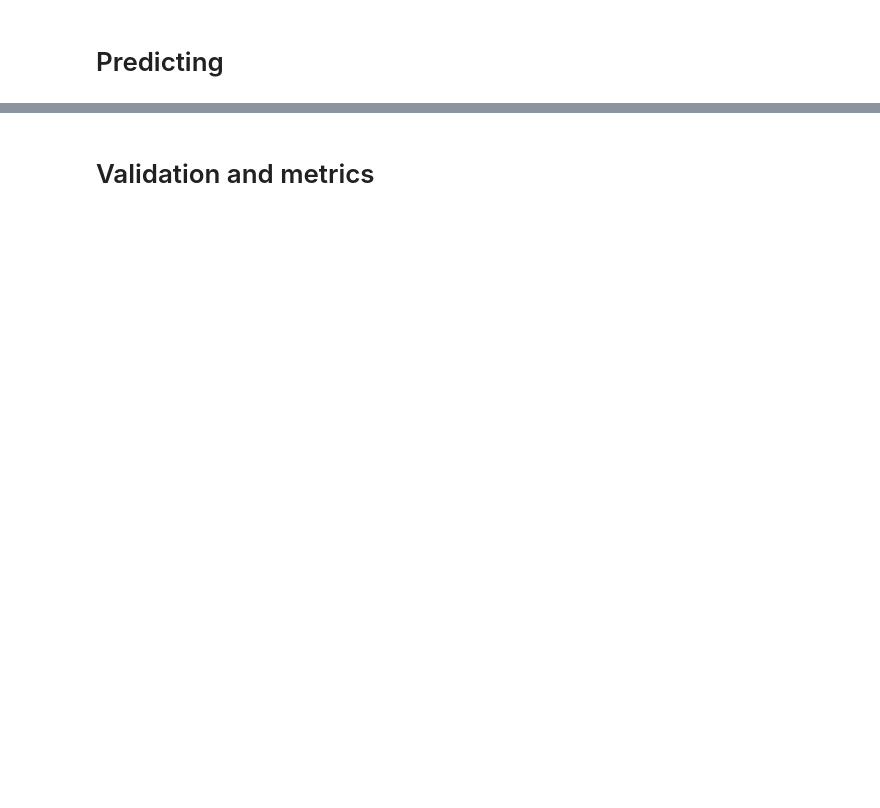
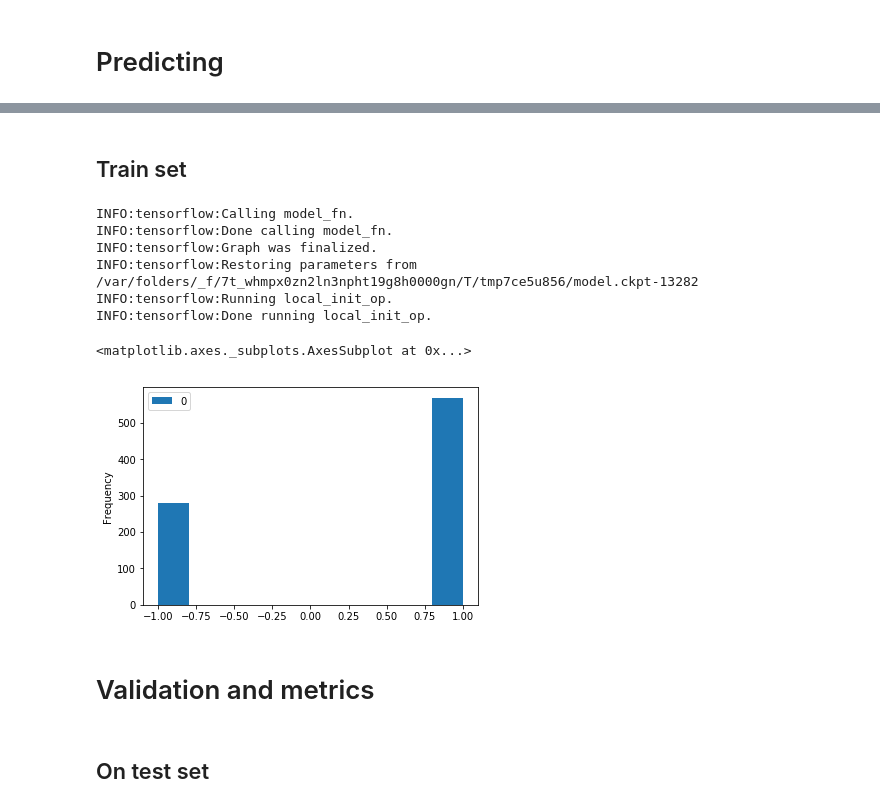
Before and after one commit to DEKHTIARJonathan/DeepOneClass, a Jupyter notebook: source_files/training.ipynb, the cells around one changed output, grey strips where cells are left out. Saved outputs shown, nothing was run; the diff lists cells and outputs as text; code cells hidden in the pictures; blank space fills up the shorter version.

```diff
--- a/source_files/training.ipynb
+++ b/source_files/training.ipynb
@@ -133,5 +147,30 @@ df.plot.hist()
+# %% [markdown]
+## Train set
+# %%
+from data_utils import _cnn_input_fn
+predictions = classifier.predict(
+    input_fn=lambda: train_cnn_input_fn(CLASS_NBR, CNN_OUTPUT_DIR).batch(BATCH_SIZE)
+)
+
+predictions_list = list(predictions)
+train_predicted_scores = np.asarray(list(map(lambda p: p["predicted_scores"], predictions_list))).astype(np.int32)
+train_predicted_classes = np.asarray(list(map(lambda p: p["predicted_classes"], predictions_list))).astype(np.int32)
+
+df = pd.DataFrame(train_predicted_classes)
+df.plot.hist()
+# %% [output]
+INFO:tensorflow:Calling model_fn.
+INFO:tensorflow:Done calling model_fn.
+INFO:tensorflow:Graph was finalized.
+INFO:tensorflow:Restoring parameters from /var/folders/_f/7t_whmpx0zn2ln3npht19g8h0000gn/T/tmp7ce5u856/model.ckpt-13282
+INFO:tensorflow:Running local_init_op.
+INFO:tensorflow:Done running local_init_op.
+<matplotlib.axes._subplots.AxesSubplot at 0x...>
+[figure, added]
 # %% [markdown]
 # Validation and metrics
+# %% [markdown]
+## On test set
 # %%
 # Test set
 y_test = []
```
Also changed, not shown: parts of 13 cells of this notebook.
